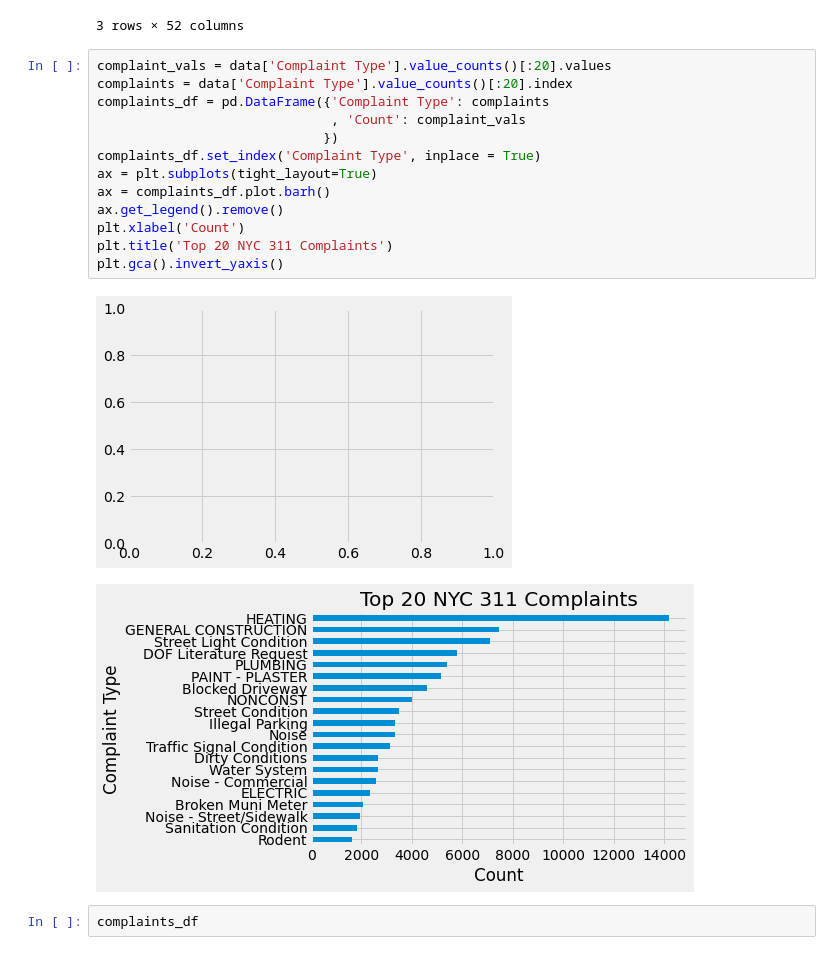
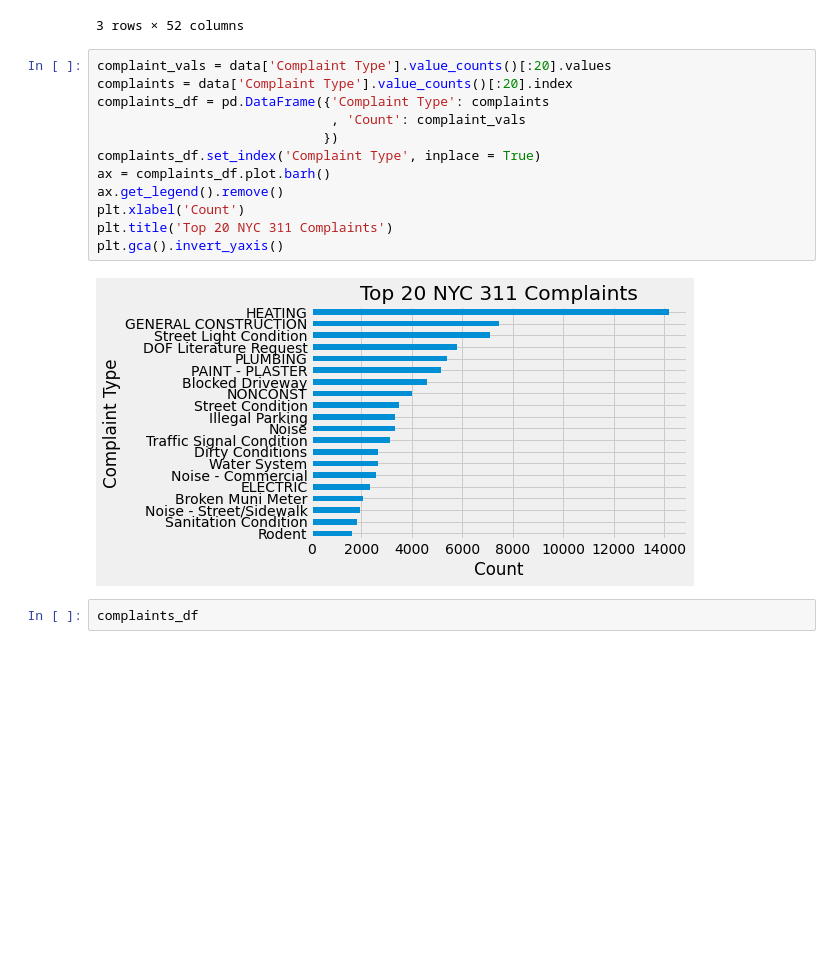
Before and after one commit to yuchild/erik_interviewqs, a Jupyter notebook: question52_nyc_complaints.ipynb, the cells around one changed output. Cells and saved outputs as stored; diff of their text form; blank space fills up the shorter version.

```diff
--- a/question52_nyc_complaints.ipynb
+++ b/question52_nyc_complaints.ipynb
@@ -30,19 +30,17 @@ data.head(3)
 # %%
 complaint_vals = data['Complaint Type'].value_counts()[:20].values
 complaints = data['Complaint Type'].value_counts()[:20].index
 complaints_df = pd.DataFrame({'Complaint Type': complaints
                               , 'Count': complaint_vals
                              })
 complaints_df.set_index('Complaint Type', inplace = True)
-ax = plt.subplots(tight_layout=True)
 ax = complaints_df.plot.barh()
 ax.get_legend().remove()
 plt.xlabel('Count')
 plt.title('Top 20 NYC 311 Complaints')
 plt.gca().invert_yaxis()
 # %% [output]
-[figure, old version]
+[figure, new version]
-[figure, removed]
 # %%
 complaints_df
 # %% [output]
```
Also changed, not shown: 1 other file.
